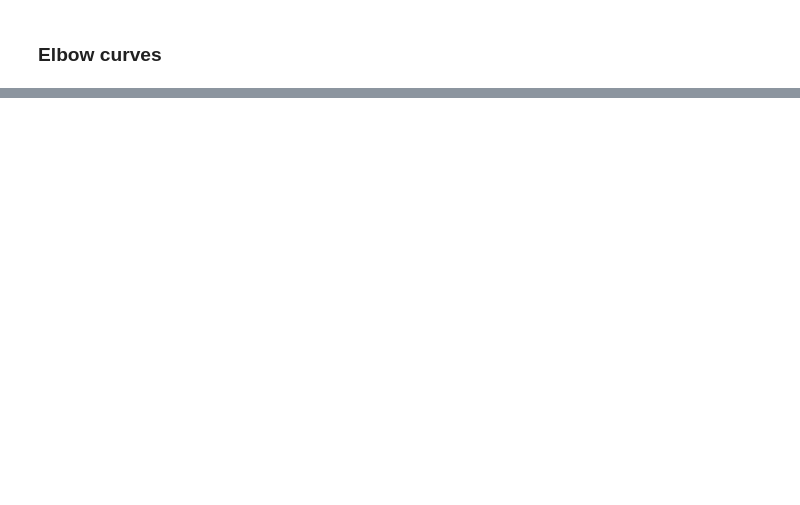
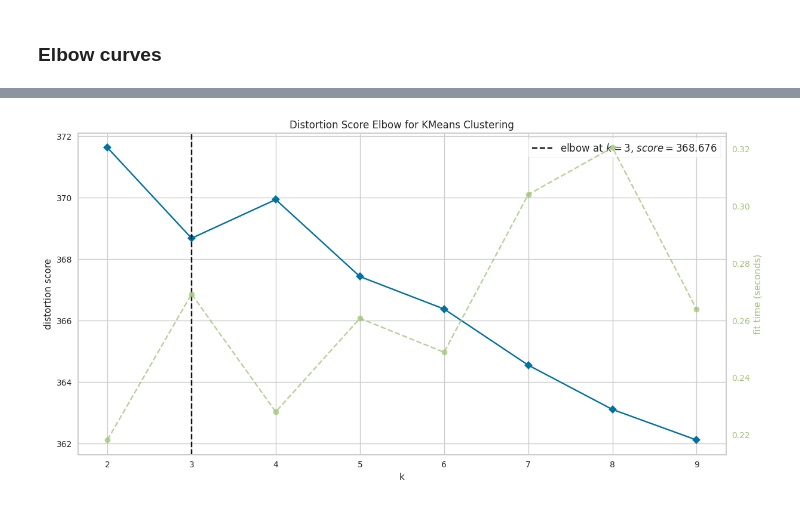
Before and after one commit to rjafarau/atap, a Jupyter notebook: python/source/08_Text_Visualization.ipynb, the cells around one changed output, grey strips where cells are left out. Cells and saved outputs as stored; diff of their text form; code cells hidden in the pictures; blank space fills up the shorter version.

```diff
--- a/python/source/08_Text_Visualization.ipynb
+++ b/python/source/08_Text_Visualization.ipynb
@@ -903,2 +919,13 @@ plt.show()
 # %% [markdown]
 ### Elbow curves
+# %%
+%%capture --no-display
+fig, ax = plt.subplots(figsize=(14, 7))
+clusterer = KMeans(n_init='auto', random_state=42)
+visualizer = KElbowVisualizer(clusterer,
+                              ax=ax,
+                              k=(2, 10),
+                              metric='silhouette')
+visualizer.fit(docs)
+visualizer.show()
+plt.show()
@@ -904,0 +934,13 @@ plt.show()
+# %%
+%%capture --no-display
+fig, ax = plt.subplots(figsize=(14, 7))
+clusterer = KMeans(n_init='auto', random_state=42)
+visualizer = KElbowVisualizer(clusterer,
+                              ax=ax,
+                              k=(2, 10),
+                              metric='distortion')
+visualizer.fit(docs.toarray())
+visualizer.show()
+plt.show()
+# %% [output]
+[figure, added]
```
Also changed, not shown: parts of 10 cells of this notebook, 3 other files.
